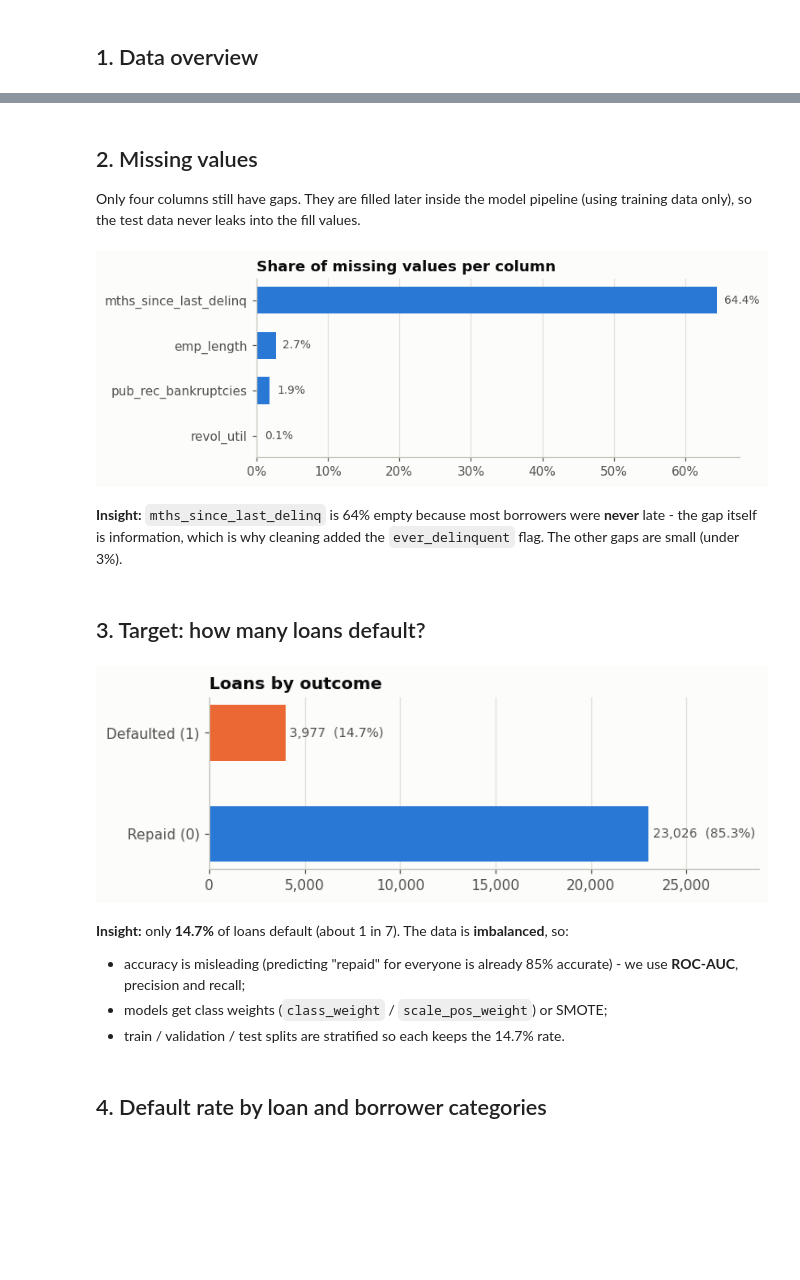
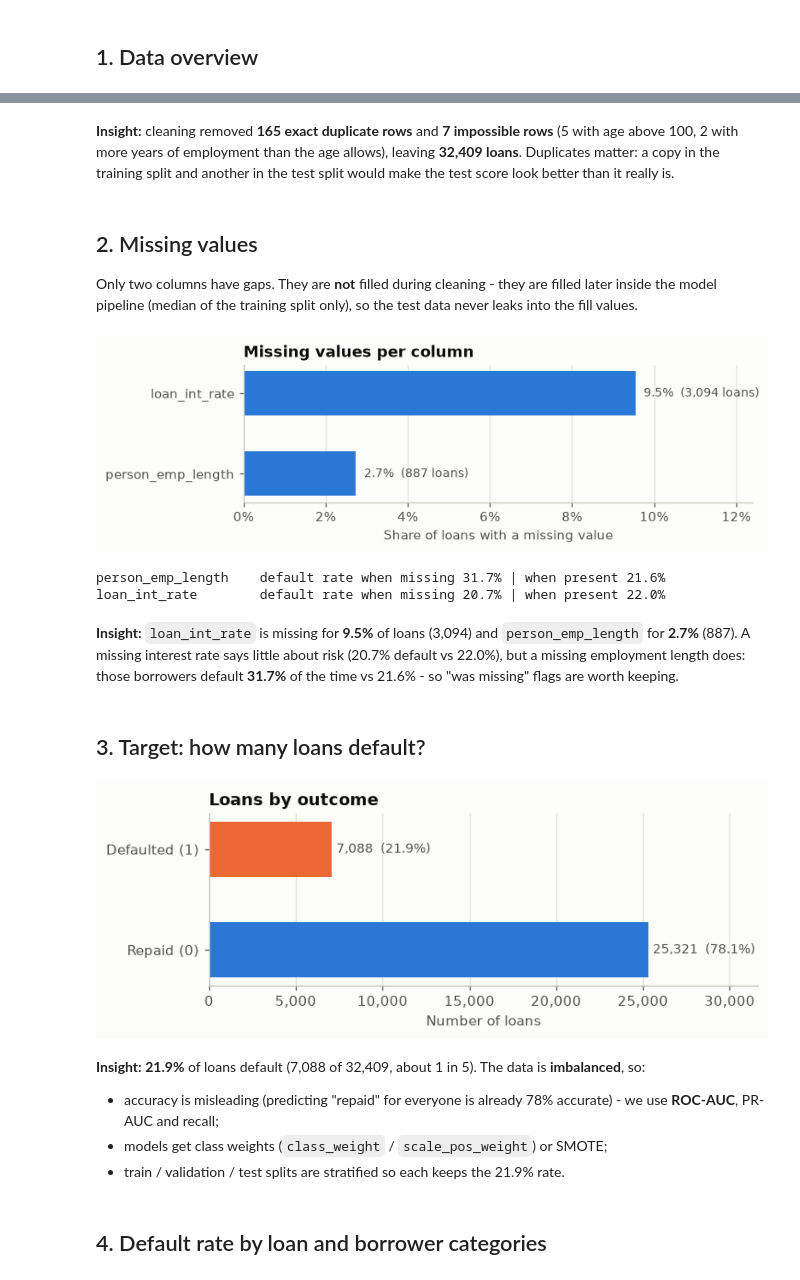
Before and after one commit to ExploringVD/Loan-Defalut-Prediction, a Jupyter notebook: notebooks/01_eda.ipynb, the cells around one changed output, grey strips where cells are left out. Cells and saved outputs as stored; diff of their text form; code cells hidden in the pictures; blank space fills up the shorter version.

Commit message:
Switch dataset to Credit Risk Dataset

```diff
--- a/notebooks/01_eda.ipynb
+++ b/notebooks/01_eda.ipynb
@@ -87,0 +73,11 @@ Duplicate loan ids: 0
+# %%
+raw = pd.read_csv(RAW)
+df = pd.read_parquet(DATA / "credit_clean.parquet")
+report = json.loads((DATA / "cleaning_report.json").read_text())
+y = df["loan_status"]
+OVERALL = y.mean()
+print(f"Raw file:   {raw.shape[0]:,} rows x {raw.shape[1]} columns")
+print(f"Cleaned:    {df.shape[0]:,} rows x {df.shape[1]} columns (added loan_id, loan_grade_num)")
+print("Removed by cleaning:", report["rows_removed"])
+print(f"Model features: {len(NUMERIC_FEATURES)} numeric + {len(CATEGORICAL_FEATURES)} categorical")
+df.head()
@@ -108,22 +108,35 @@ df.describe().T[["mean", "50%", "min", "max"]].round(2)
+# %% [markdown]
+**Insight:** cleaning removed **165 exact duplicate rows** and **7 impossible rows** (5 with age above 100,
+2 with more years of employment than the age allows), leaving **32,409 loans**. Duplicates matter: a copy in
+the training split and another in the test split would make the test score look better than it really is.
 # %% [markdown]
 ## 2. Missing values
-Only four columns still have gaps. They are filled later inside the model pipeline (using training data only),
-so the test data never leaks into the fill values.
+Only two columns have gaps. They are **not** filled during cleaning - they are filled later inside the model
+pipeline (median of the training split only), so the test data never leaks into the fill values.
 # %%
 miss = df.isna().mean()
 miss = miss[miss > 0].sort_values()
-fig, ax = plt.subplots(figsize=(7, 2.6))
-ax.barh(miss.index, miss.values, color=BLUE, height=0.6)
+fig, ax = plt.subplots(figsize=(7, 1.9))
+ax.barh(miss.index, miss.values, color=BLUE, height=0.55)
 ax.xaxis.set_major_formatter(pct); ax.grid(axis="y", visible=False)
+ax.set_xlim(0, miss.max() * 1.3)
 for i, v in enumerate(miss.values):
-    ax.text(v + 0.01, i, f"{v:.1%}", va="center", color=INK2, fontsize=9)
-ax.set_title("Share of missing values per column")
+    ax.text(v + 0.002, i, f"{v:.1%}  ({df[miss.index[i]].isna().sum():,} loans)", va="center", color=INK2, fontsize=9)
+ax.set_xlabel("Share of loans with a missing value")
+ax.set_title("Missing values per column")
 save(fig, "01_missing_values")
+
+for col in miss.index:
+    m = df[col].isna()
+    print(f"{col:20s} default rate when missing {y[m].mean():.1%} | when present {y[~m].mean():.1%}")
 # %% [output]
-[figure, old version]
+[figure, new version]
+person_emp_length    default rate when missing 31.7% | when present 21.6%
+loan_int_rate        default rate when missing 20.7% | when present 22.0%
-# %% [markdown]
-**Insight:** `mths_since_last_delinq` is 64% empty because most borrowers were **never** late - the gap itself is
-information, which is why cleaning added the `ever_delinquent` flag. The other gaps are small (under 3%).
+# %% [markdown]
+**Insight:** `loan_int_rate` is missing for **9.5%** of loans (3,094) and `person_emp_length` for **2.7%** (887). A missing
+interest rate says little about risk (20.7% default vs 22.0%), but a missing employment length does:
+those borrowers default **31.7%** of the time vs 21.6% - so "was missing" flags are worth keeping.
 # %% [markdown]
 ## 3. Target: how many loans default?
 # %%
@@ -133,16 +146,17 @@ ax.barh(["Repaid (0)", "Defaulted (1)"], counts.values, color=[BLUE, ORANGE], he
 ax.grid(axis="y", visible=False)
 ax.xaxis.set_major_formatter(mtick.FuncFormatter(lambda v, _: f"{v:,.0f}"))
 for i, v in enumerate(counts.values):
-    ax.text(v + 200, i, f"{v:,}  ({v / len(y):.1%})", va="center", color=INK2, fontsize=9)
+    ax.text(v + 250, i, f"{v:,}  ({v / len(y):.1%})", va="center", color=INK2, fontsize=9)
 ax.set_xlim(0, counts.max() * 1.25)
+ax.set_xlabel("Number of loans")
 ax.set_title("Loans by outcome")
 save(fig, "02_target_balance")
 # %% [output]
-[figure, old version]
+[figure, new version]
 # %% [markdown]
-**Insight:** only **14.7%** of loans default (about 1 in 7). The data is **imbalanced**, so:
-- accuracy is misleading (predicting "repaid" for everyone is already 85% accurate) - we use **ROC-AUC**, precision and recall;
+**Insight:** **21.9%** of loans default (7,088 of 32,409, about 1 in 5). The data is **imbalanced**, so:
+- accuracy is misleading (predicting "repaid" for everyone is already 78% accurate) - we use **ROC-AUC**, PR-AUC and recall;
 - models get class weights (`class_weight` / `scale_pos_weight`) or SMOTE;
-- train / validation / test splits are stratified so each keeps the 14.7% rate.
+- train / validation / test splits are stratified so each keeps the 21.9% rate.
 # %% [markdown]
 ## 4. Default rate by loan and borrower categories
```
Also changed, not shown: parts of 44 cells of this notebook, 40 other files.
